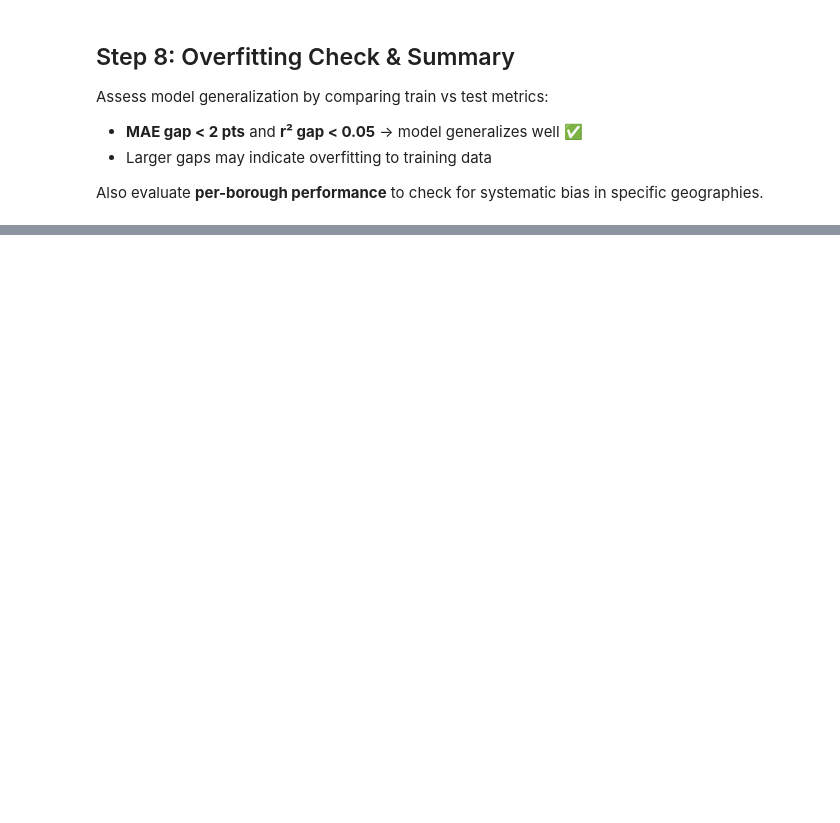
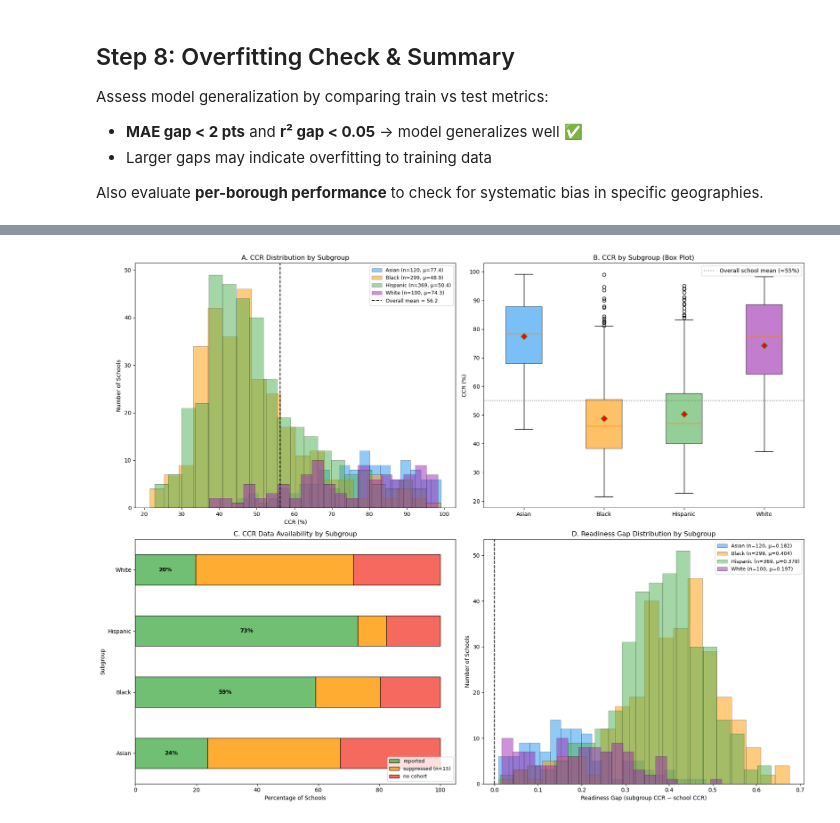
Before and after one commit to brehima5/CID_data-slayer-corps, a Jupyter notebook: python/notebooks/beta_model.ipynb, the cells around one changed output, grey strips where cells are left out. Cells and saved outputs as stored; diff of their text form; code cells hidden in the pictures; blank space fills up the shorter version.

```diff
--- a/python/notebooks/beta_model.ipynb
+++ b/python/notebooks/beta_model.ipynb
@@ -566,0 +693,70 @@ PERFORMANCE BY BOROUGH (TEST SET)
+# %%
+fig, axes = plt.subplots(2, 2, figsize=(18, 14))
+
+# --- Panel A: CCR Distribution by Subgroup ---
+subgroup_colors = {'Asian': '#2196F3', 'Black': '#FF9800', 'Hispanic': '#4CAF50', 'White': '#9C27B0'}
+for sg in ['Asian', 'Black', 'Hispanic', 'White']:
+    data = reported[reported['Subgroup'] == sg]['ccr_pct']
+    axes[0, 0].hist(data, bins=20, alpha=0.5, label=f'{sg} (n={len(data)}, μ={data.mean():.1f})',
+                     color=subgroup_colors[sg], edgecolor='black', linewidth=0.5)
+axes[0, 0].axvline(x=reported['ccr_pct'].mean(), color='black', linestyle='--', linewidth=1.5, label=f'Overall mean = {reported["ccr_pct"].mean():.1f}')
+axes[0, 0].set_xlabel('CCR (%)')
+axes[0, 0].set_ylabel('Number of Schools')
+axes[0, 0].set_title('A. CCR Distribution by Subgroup')
+axes[0, 0].legend(fontsize=9)
+
+# --- Panel B: Box plot comparison ---
+box_data = [reported[reported['Subgroup'] == sg]['ccr_pct'].values for sg in ['Asian', 'Black', 'Hispanic', 'White']]
+bp = axes[0, 1].boxplot(box_data, labels=['Asian', 'Black', 'Hispanic', 'White'],
+                         patch_artist=True, showmeans=True,
+                         meanprops=dict(marker='D', markerfacecolor='red', markersize=8))
+for patch, sg in zip(bp['boxes'], ['Asian', 'Black', 'Hispanic', 'White']):
+    patch.set_facecolor(subgroup_colors[sg])
+    patch.set_alpha(0.6)
+axes[0, 1].set_ylabel('CCR (%)')
+axes[0, 1].set_title('B. CCR by Subgroup (Box Plot)')
+axes[0, 1].axhline(y=55, color='gray', linestyle=':', label='Overall school mean (≈55%)')
+axes[0, 1].legend()
+
+# --- Panel C: Suppression rates by subgroup ---
+suppression_data = subgroup_df.groupby('Subgroup')['ccr_status'].value_counts(normalize=True).unstack(fill_value=0) * 100
+suppression_order = ['reported', 'suppressed (n<15)', 'no cohort']
+suppression_data = suppression_data[[c for c in suppression_order if c in suppression_data.columns]]
+suppression_data.plot(kind='barh', stacked=True, ax=axes[1, 0],
+                       color=['#4CAF50', '#FF9800', '#f44336'], edgecolor='black', alpha=0.8)
+axes[1, 0].set_xlabel('Percentage of Schools')
+axes[1, 0].set_title('C. CCR Data Availability by Subgroup')
+axes[1, 0].legend(loc='lower right', fontsize=9)
+for i, sg in enumerate(suppression_data.index):
+    reported_pct = suppression_data.loc[sg, 'reported']
+    axes[1, 0].text(reported_pct / 2, i, f'{reported_pct:.0f}%', ha='center', va='center', fontweight='bold')
+
+# --- Panel D: Readiness gap by subgroup ---
+gap_data = subgroup_df[subgroup_df['readiness_gap'].notna()]
+for sg in ['Asian', 'Black', 'Hispanic', 'White']:
+    data = gap_data[gap_data['Subgroup'] == sg]['readiness_gap']
+    if len(data) > 0:
+        axes[1, 1].hist(data, bins=20, alpha=0.5, label=f'{sg} (n={len(data)}, μ={data.mean():.3f})',
+                         color=subgroup_colors[sg], edgecolor='black', linewidth=0.5)
+axes[1, 1].axvline(x=0, color='black', linestyle='--', linewidth=1.5)
+axes[1, 1].set_xlabel('Readiness Gap (subgroup CCR − school CCR)')
+axes[1, 1].set_ylabel('Number of Schools')
+axes[1, 1].set_title('D. Readiness Gap Distribution by Subgroup')
+axes[1, 1].legend(fontsize=9)
+
+plt.tight_layout()
+plt.show()
+
+# Print key disparity stats
+print('\n' + '=' * 70)
+print('SUBGROUP CCR DISPARITY SUMMARY')
+print('=' * 70)
+sg_means = reported.groupby('Subgroup')['ccr_pct'].mean().sort_values(ascending=False)
+print(f'\n  Mean CCR ranking:')
+for i, (sg, mean) in enumerate(sg_means.items(), 1):
+    print(f'    {i}. {sg:<12} {mean:.1f}%')
+print(f'\n  ⚠️  GAP between highest & lowest: {sg_means.max() - sg_means.min():.1f} percentage points')
+print(f'  ⚠️  Asian–Black gap:    {sg_means["Asian"] - sg_means["Black"]:.1f} pts')
+print(f'  ⚠️  Asian–Hispanic gap: {sg_means["Asian"] - sg_means["Hispanic"]:.1f} pts')
+# %% [output]
+[figure, added]
```
Also changed, not shown: parts of 21 cells of this notebook.
